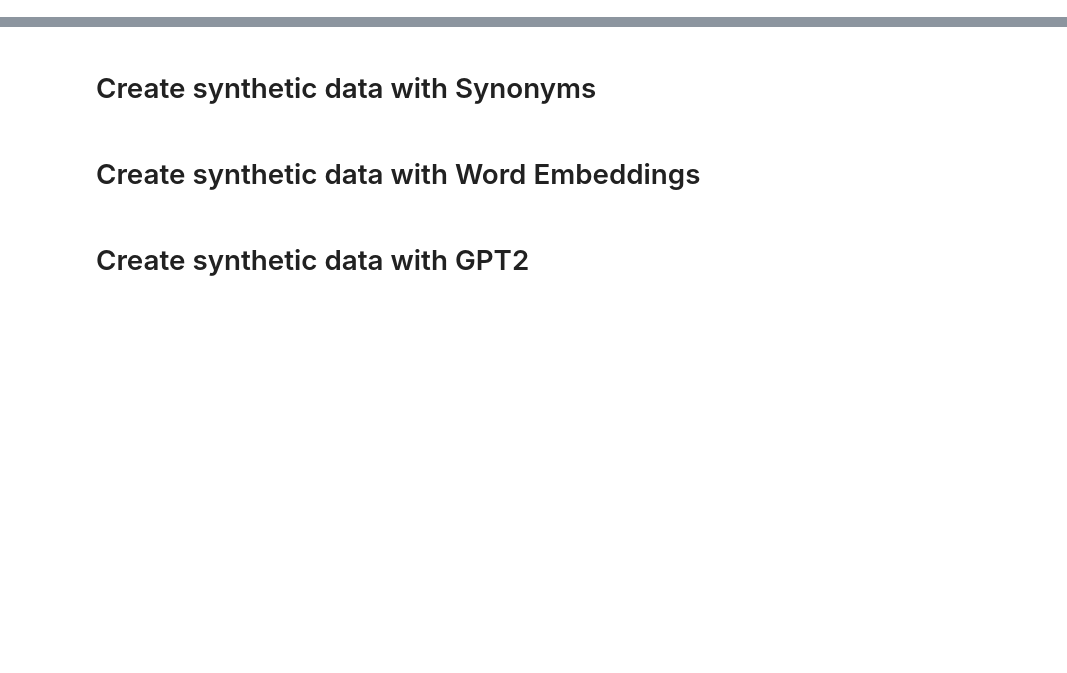
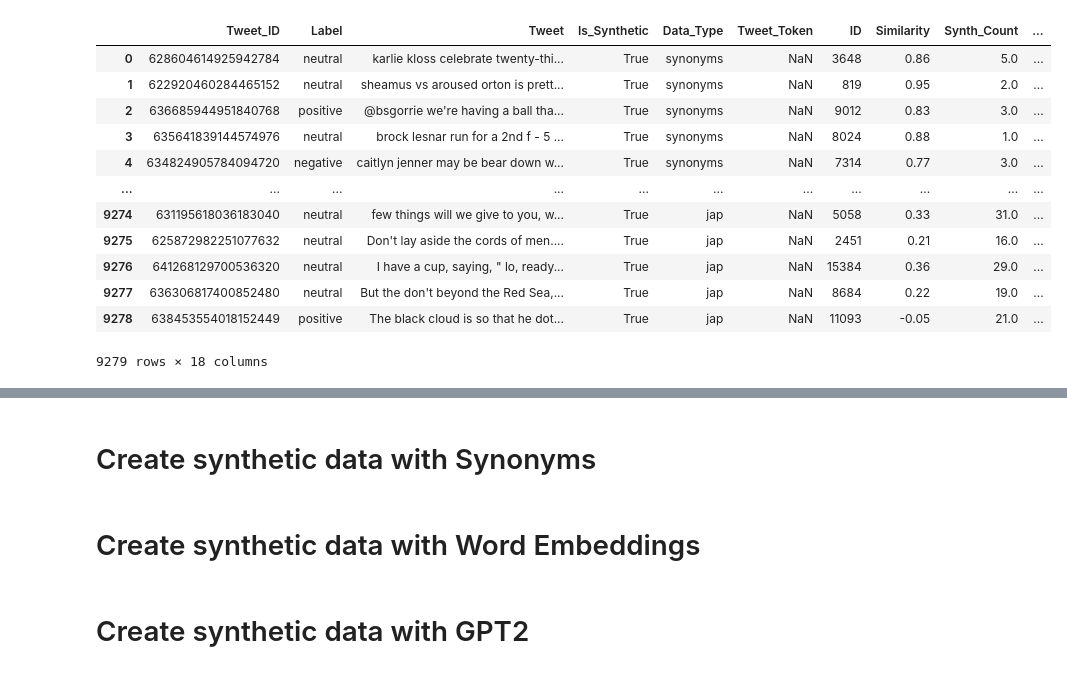
Before and after one commit to asopos/data-augmentation-in-sentiment-analysis-on-twitter, a Jupyter notebook: notebooks/Generate Snythetic Tweets.ipynb, the cells around one changed output, grey strips where cells are left out. Drawn from its saved outputs; the diff is of its cells as text; code cells hidden in the pictures; blank space fills up the shorter version.

```diff
--- a/notebooks/Generate Snythetic Tweets.ipynb
+++ b/notebooks/Generate Snythetic Tweets.ipynb
@@ -82,3 +100,11 @@ def token_pipeline(tweet):
 data["Tweet_Token"] = data["Tweet"].apply(token_pipeline)
 data['ID'] = data.reset_index().index
 data = pd.DataFrame(np.repeat(data.values, DATA_MULTIPLIER, axis=0), columns=data.columns)
+# %%
+from nltk.corpus import stopwords
+stop_words = set(stopwords.words('english'))
+
+tweet = ['awesome', 'episode', 'of', 'big', 'brother', '!', "i'm", 'totally', 'team', '..', '#may', '?', '#cleg', '?', 'love', 'it', '.', '#bbscandal']
+
+for word in tweet:
+    print(f"Word: {word} is in stopwords: {word in stop_words}")
@@ -124,6 +216,14 @@ for method in methods:
                                           word_embedding_candidates=5,
                                           random_seed=42)
     print("Done")
+# %%
+import pandas as pd
+
+data =pd.read_csv(
+    filepath_or_buffer=f"../data/synth_data_10_percent.csv",
+    sep='\t',
+    encoding='utf8'
+    )
 # %%
 import tensorflow_hub as hub
 embed = hub.load("H:\\universal-sentence-encoder_4")
@@ -190,0 +288,16 @@ data[data["ID"] == 0]
+# %%
+data
+# %% [output]
+|  | Tweet_ID | Label | Tweet | Is_Synthetic | Data_Type | Tweet_Token | ID | Similarity | Synth_Count | ... |
+| 0 | 628604614925942784 | neutral | karlie kloss celebrate twenty-thi... | True | synonyms | NaN | 3648 | 0.86 | 5.0 | ... |
+| 1 | 622920460284465152 | neutral | sheamus vs aroused orton is prett... | True | synonyms | NaN | 819 | 0.95 | 2.0 | ... |
+| 2 | 636685944951840768 | positive | @bsgorrie we're having a ball tha... | True | synonyms | NaN | 9012 | 0.83 | 3.0 | ... |
+| 3 | 635641839144574976 | neutral | brock lesnar run for a 2nd f - 5 ... | True | synonyms | NaN | 8024 | 0.88 | 1.0 | ... |
+| 4 | 634824905784094720 | negative | caitlyn jenner may be bear down w... | True | synonyms | NaN | 7314 | 0.77 | 3.0 | ... |
+| ... | ... | ... | ... | ... | ... | ... | ... | ... | ... | ... |
+| 9274 | 631195618036183040 | neutral | few things will we give to you, w... | True | jap | NaN | 5058 | 0.33 | 31.0 | ... |
+| 9275 | 625872982251077632 | neutral | Don't lay aside the cords of men.... | True | jap | NaN | 2451 | 0.21 | 16.0 | ... |
+| 9276 | 641268129700536320 | neutral | I have a cup, saying, " lo, ready... | True | jap | NaN | 15384 | 0.36 | 29.0 | ... |
+| 9277 | 636306817400852480 | neutral | But the don't beyond the Red Sea,... | True | jap | NaN | 8684 | 0.22 | 19.0 | ... |
+| 9278 | 638453554018152449 | positive | The black cloud is so that he dot... | True | jap | NaN | 11093 | -0.05 | 21.0 | ... |
+9279 rows × 18 columns
```
Also changed, not shown: parts of 15 cells of this notebook, 4 other files.
